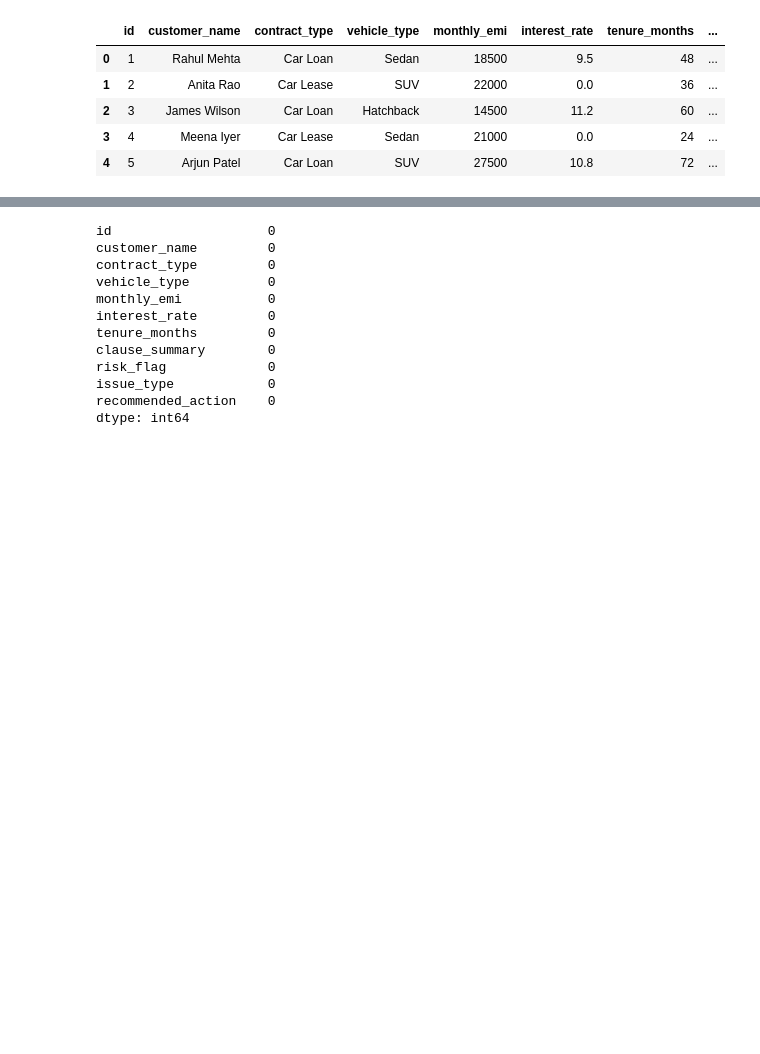
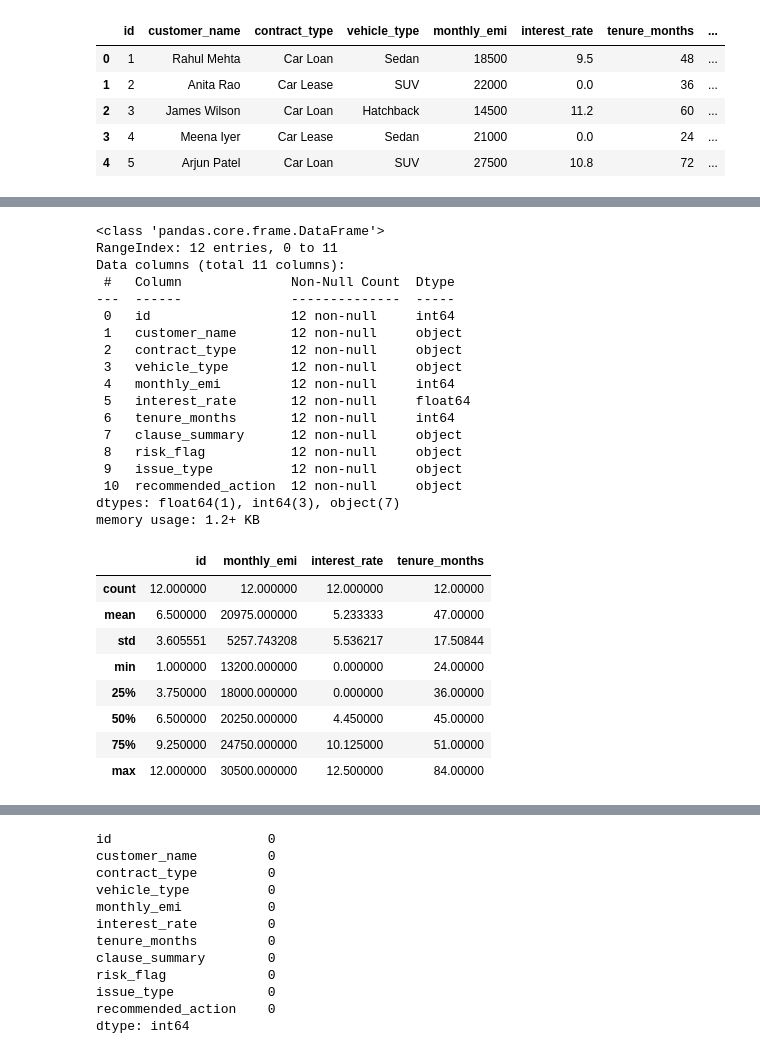
Before and after one commit to springboardmentor74219x/infosys-carlease-contract-ai-group2, a Jupyter notebook: notebook/task1.ipynb, the cells around one changed output, grey strips where cells are left out. Cells and saved outputs as stored; diff of their text form; code cells hidden in the pictures; blank space fills up the shorter version.

```diff
--- a/notebook/task1.ipynb
+++ b/notebook/task1.ipynb
@@ -17,0 +42,31 @@ df.head()
+# %%
+df.info()
+df.describe()
+# %% [output]
+<class 'pandas.core.frame.DataFrame'>
+RangeIndex: 12 entries, 0 to 11
+Data columns (total 11 columns):
+ #   Column              Non-Null Count  Dtype
+---  ------              --------------  -----
+ 0   id                  12 non-null     int64
+ 1   customer_name       12 non-null     object
+ 2   contract_type       12 non-null     object
+ 3   vehicle_type        12 non-null     object
+ 4   monthly_emi         12 non-null     int64
+ 5   interest_rate       12 non-null     float64
+ 6   tenure_months       12 non-null     int64
+ 7   clause_summary      12 non-null     object
+ 8   risk_flag           12 non-null     object
+ 9   issue_type          12 non-null     object
+ 10  recommended_action  12 non-null     object
+dtypes: float64(1), int64(3), object(7)
+memory usage: 1.2+ KB
+|  | id | monthly_emi | interest_rate | tenure_months |
+| count | 12.000000 | 12.000000 | 12.000000 | 12.00000 |
+| mean | 6.500000 | 20975.000000 | 5.233333 | 47.00000 |
+| std | 3.605551 | 5257.743208 | 5.536217 | 17.50844 |
+| min | 1.000000 | 13200.000000 | 0.000000 | 24.00000 |
+| 25% | 3.750000 | 18000.000000 | 0.000000 | 36.00000 |
+| 50% | 6.500000 | 20250.000000 | 4.450000 | 45.00000 |
+| 75% | 9.250000 | 24750.000000 | 10.125000 | 51.00000 |
+| max | 12.000000 | 30500.000000 | 12.500000 | 84.00000 |
```
Also changed, not shown: parts of 3 cells of this notebook.
